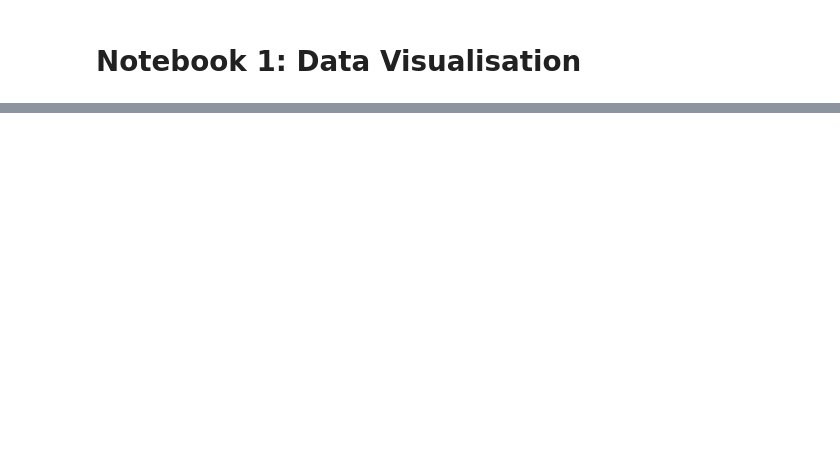
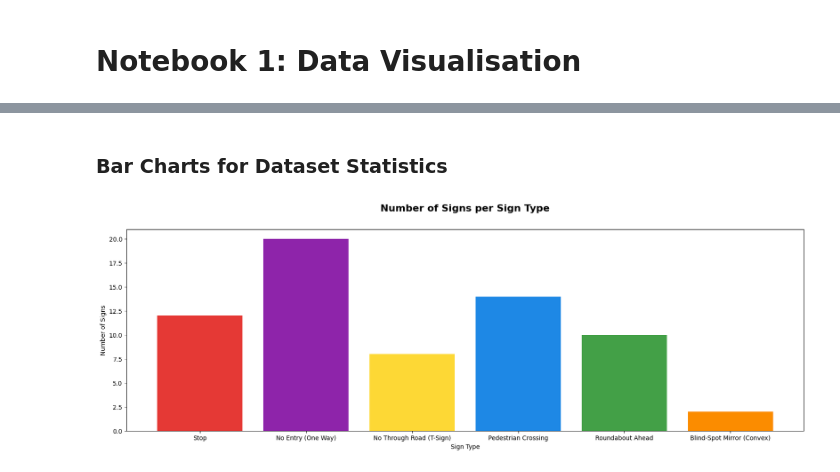
Before and after one commit to bentaliana/ARI3129, a Jupyter notebook: 1_data_visualisation.ipynb, the cells around one changed output, grey strips where cells are left out. Saved outputs shown, nothing was run; the diff lists cells and outputs as text; code cells hidden in the pictures; blank space fills up the shorter version.

Commit message:
add dataset statistics + checks

```diff
--- a/1_data_visualisation.ipynb
+++ b/1_data_visualisation.ipynb
@@ -35,0 +62,8 @@ import os
+# %%
+from collections import defaultdict
+
+sign_type_statistics = defaultdict(int)
+viewing_angle_statistics = defaultdict(int)
+mounting_type_statistics = defaultdict(int)
+sign_condition_statistics = defaultdict(int)
+sign_shape_statistics = defaultdict(int)
@@ -35,0 +135,15 @@ import os
+# %% [markdown]
+### Bar Charts for Dataset Statistics
+# %%
+import matplotlib.pyplot as plt
+
+SIGN_COLORS = ["#E53935", "#8E24AA", "#FDD835", "#1E88E5", "#43A047", "#FB8C00"] # these colours were in the .xml document used for the labeling interface
+
+plt.figure(figsize = (20, 6))
+plt.bar(sign_type_statistics.keys(), sign_type_statistics.values(), color = SIGN_COLORS)
+plt.xlabel("Sign Type")
+plt.ylabel("Number of Signs")
+plt.title("Number of Signs per Sign Type", fontsize = 16, fontweight = "bold", pad = 30)
+plt.show()
+# %% [output]
+[figure, added]
```
Also changed, not shown: parts of 29 cells of this notebook, 3 other files.
